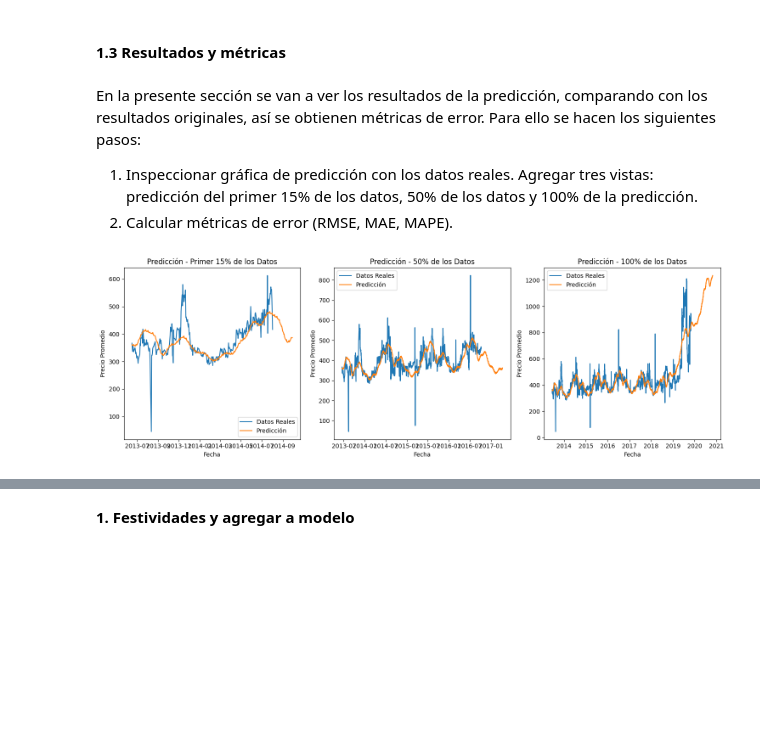
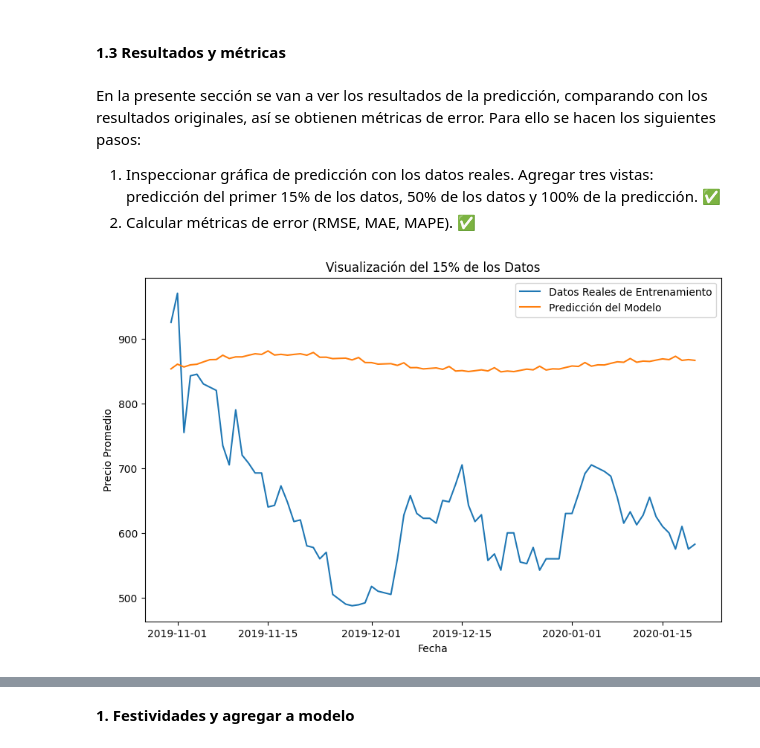
Before and after one commit to melaniejalea/Laboratorios-MDS7202, a Jupyter notebook: Laboratorio 8/Lab8.ipynb, the cells around one changed output, grey strips where cells are left out. Saved outputs shown, nothing was run; the diff lists cells and outputs as text; code cells hidden in the pictures; blank space fills up the shorter version.

```diff
--- a/Laboratorio 8/Lab8.ipynb
+++ b/Laboratorio 8/Lab8.ipynb
@@ -532,5 +495,5 @@ fig = model.plot_components(forecast)
 #### **1.3 Resultados y métricas**
 # %% [markdown]
 En la presente sección se van a ver los resultados de la predicción, comparando con los resultados originales, así se obtienen métricas de error. Para ello se hacen los siguientes pasos:
-1. Inspeccionar gráfica de predicción con los datos reales. Agregar tres vistas: predicción del primer 15% de los datos, 50% de los datos y 100% de la predicción.
-2. Calcular métricas de error (RMSE, MAE, MAPE).
+1. Inspeccionar gráfica de predicción con los datos reales. Agregar tres vistas: predicción del primer 15% de los datos, 50% de los datos y 100% de la predicción. ✅
+2. Calcular métricas de error (RMSE, MAE, MAPE). ✅
@@ -539,50 +500,16 @@ En la presente sección se van a ver los resultados de la predicción, comparand
-# %%
-from sklearn.metrics import mean_squared_error, mean_absolute_error
-
-# 1. Crear Gráfica de Predicción con Datos Reales
-plt.figure(figsize=(15, 5))
-
-# Vista del primer 15% de los datos
-plt.subplot(1, 3, 1)
-plt.plot(df_new_train['ds'][:int(len(df_new_train)*0.15)], df_new_train['y'][:int(len(df_new_train)*0.15)], label='Datos Reales')
-plt.plot(forecast['ds'][:int(len(forecast)*0.15)], forecast['yhat'][:int(len(forecast)*0.15)], label='Predicción')
-plt.title('Predicción - Primer 15% de los Datos')
-plt.xlabel('Fecha')
-plt.ylabel('Precio Promedio')
-plt.legend()
-
-# Vista del 50% de los datos
-plt.subplot(1, 3, 2)
-plt.plot(df_new_train['ds'][:int(len(df_new_train)*0.5)], df_new_train['y'][:int(len(df_new_train)*0.5)], label='Datos Reales')
-plt.plot(forecast['ds'][:int(len(forecast)*0.5)], forecast['yhat'][:int(len(forecast)*0.5)], label='Predicción')
-plt.title('Predicción - 50% de los Datos')
-plt.xlabel('Fecha')
-plt.ylabel('Precio Promedio')
-plt.legend()
-
-# Vista del 100% de la predicción
-plt.subplot(1, 3, 3)
-plt.plot(df_new_train['ds'], df_new_train['y'], label='Datos Reales')
-plt.plot(forecast['ds'], forecast['yhat'], label='Predicción')
-plt.title('Predicción - 100% de los Datos')
-plt.xlabel('Fecha')
-plt.ylabel('Precio Promedio')
-plt.legend()
-
-plt.tight_layout()
-plt.show()
-
-# 2. Calcular Métricas de Error
-y_true = df_new_train['y']
-y_pred = forecast['yhat']
-
-rmse = mean_squared_error(y_true, y_pred, squared=False)
-mae = mean_absolute_error(y_true, y_pred)
-mape = np.mean(np.abs((y_true - y_pred) / y_true)) * 100
-
-print("Métricas de Error:")
-print(f"RMSE: {rmse}")
-print(f"MAE: {mae}")
-print(f"MAPE: {mape}")
-# %% [output]
-[figure, removed]
+# %%
+# Respuesta
+# 15% de los datos
+test_15 = int(len(df_new_test) * 0.15)
+forecast_15 = int(len(forecast) * 0.15)
+
+plt.figure(figsize=(10, 6))
+plt.plot(df_new_test['ds'][:test_15], df_new_test['y'][:test_15], label='Datos Reales de Entrenamiento')
+plt.plot(forecast['ds'][:forecast_15], forecast['yhat'][:forecast_15], label='Predicción del Modelo')
+plt.title('Visualización del 15% de los Datos')
+plt.xlabel('Fecha')
+plt.ylabel('Precio Promedio')
+plt.legend()
+plt.show()
+# %% [output]
+[figure, added]
```
Also changed, not shown: parts of 116 cells of this notebook.
